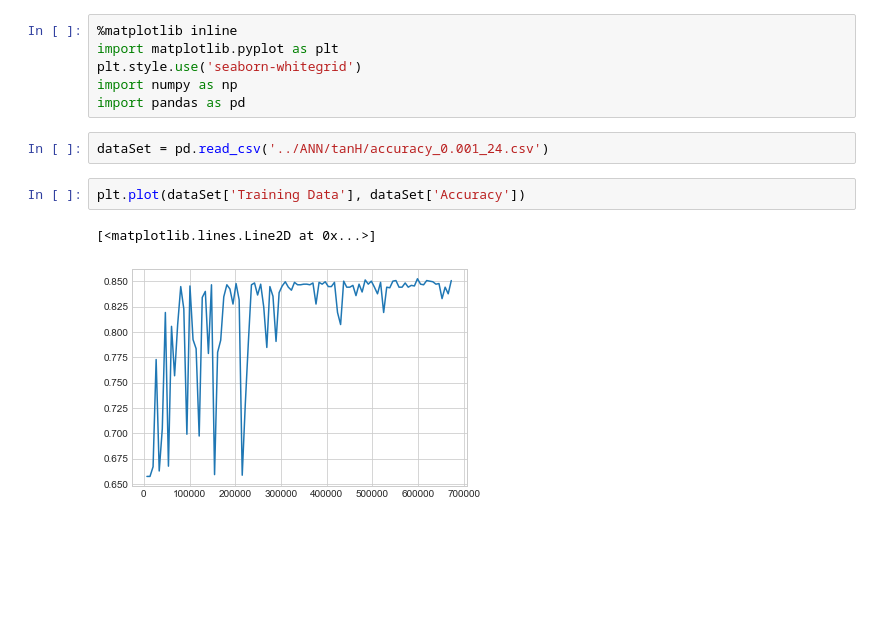
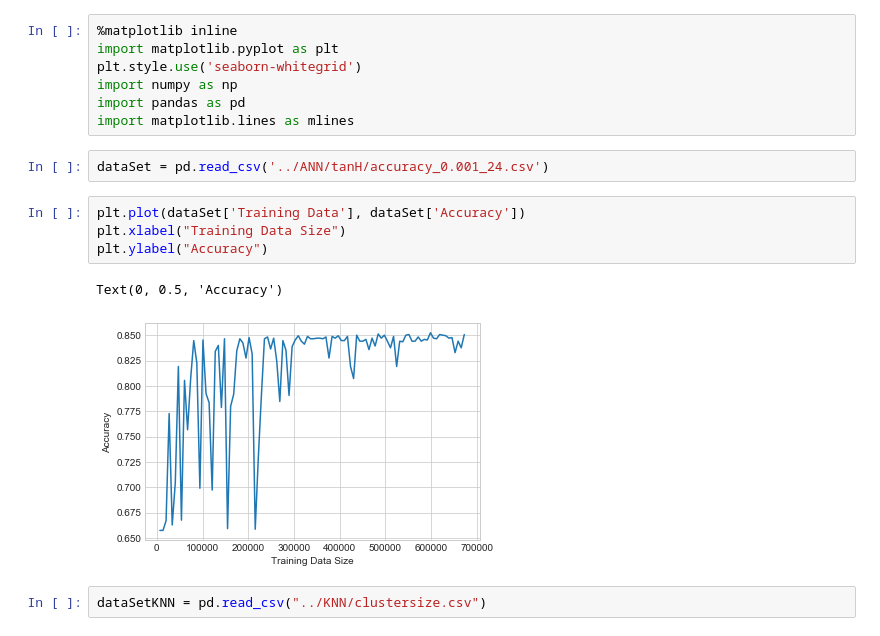
Before and after one commit to Gaupeng/Stellar-Object-Classification, a Jupyter notebook: Visualisations/Visualisations.ipynb, the cells around one changed output. Cells and saved outputs as stored; diff of their text form; blank space fills up the shorter version.

Commit message:
Added visualisations

```diff
--- a/Visualisations/Visualisations.ipynb
+++ b/Visualisations/Visualisations.ipynb
@@ -4,10 +4,15 @@ import matplotlib.pyplot as plt
 plt.style.use('seaborn-whitegrid')
 import numpy as np
 import pandas as pd
+import matplotlib.lines as mlines
 # %%
 dataSet = pd.read_csv('../ANN/tanH/accuracy_0.001_24.csv')
 # %%
 plt.plot(dataSet['Training Data'], dataSet['Accuracy'])
+plt.xlabel("Training Data Size")
+plt.ylabel("Accuracy")
 # %% [output]
-[<matplotlib.lines.Line2D at 0x...>]
+Text(0, 0.5, 'Accuracy')
-[figure, old version]
+[figure, new version]
+# %%
+dataSetKNN = pd.read_csv("../KNN/clustersize.csv")
```
Also changed, not shown: parts of 8 cells of this notebook, 11 other files.
